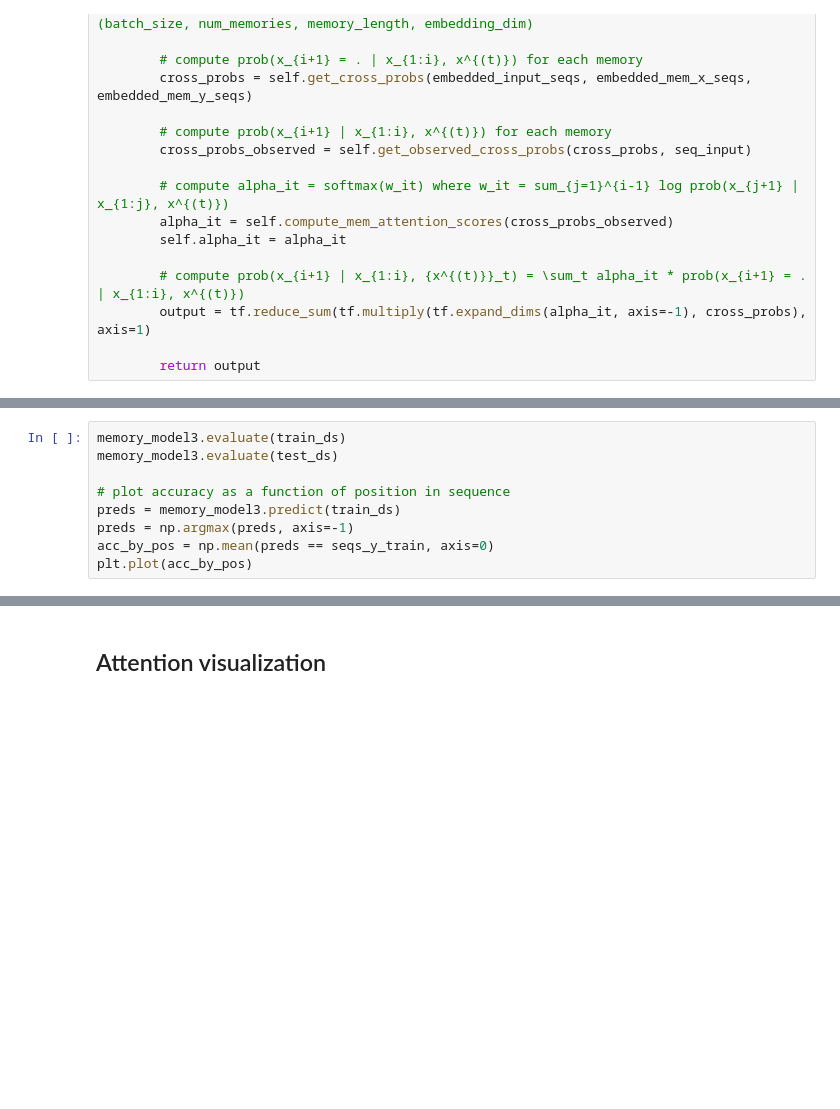
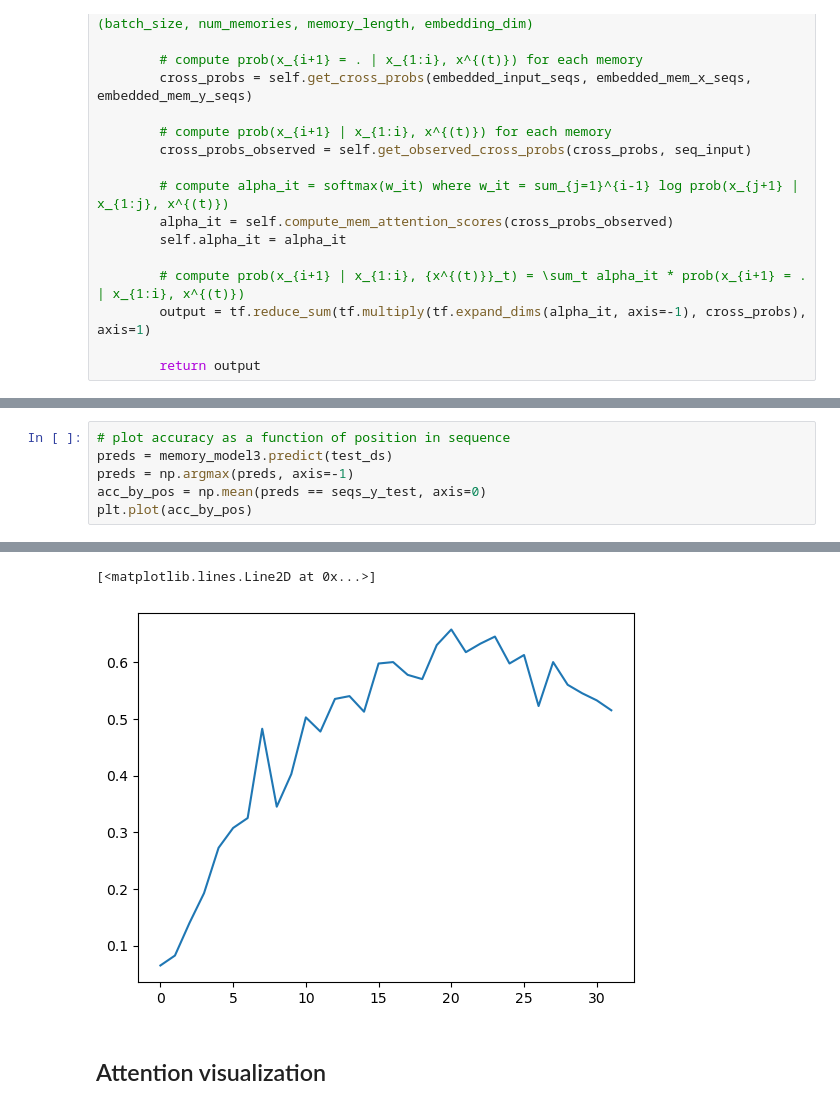
Before and after one commit to Awni00/hierarchical-attention-external-memory, a Jupyter notebook: kernel_model_experiments/higher_order_markov_chain_kernel_hierAttn_experiments.ipynb, the cells around one changed output, grey strips where cells are left out. Saved outputs shown, nothing was run; the diff lists cells and outputs as text; blank space fills up the shorter version.

```diff
--- a/kernel_model_experiments/higher_order_markov_chain_kernel_hierAttn_experiments.ipynb
+++ b/kernel_model_experiments/higher_order_markov_chain_kernel_hierAttn_experiments.ipynb
@@ -356,9 +484,7 @@ utils.plot_history(history3, plot_attrs=('loss', 'accuracy'), val=False, figsize
 # %%
-memory_model3.evaluate(train_ds)
-memory_model3.evaluate(test_ds)
-
 # plot accuracy as a function of position in sequence
-preds = memory_model3.predict(train_ds)
+preds = memory_model3.predict(test_ds)
 preds = np.argmax(preds, axis=-1)
-acc_by_pos = np.mean(preds == seqs_y_train, axis=0)
+acc_by_pos = np.mean(preds == seqs_y_test, axis=0)
 plt.plot(acc_by_pos)
+# %% [output]
@@ -365,3 +492,5 @@ plt.plot(acc_by_pos)
+[<matplotlib.lines.Line2D at 0x...>]
+[figure, added]
 # %% [markdown]
 ## Attention visualization
 # %%
```
Also changed, not shown: parts of 29 cells of this notebook.
